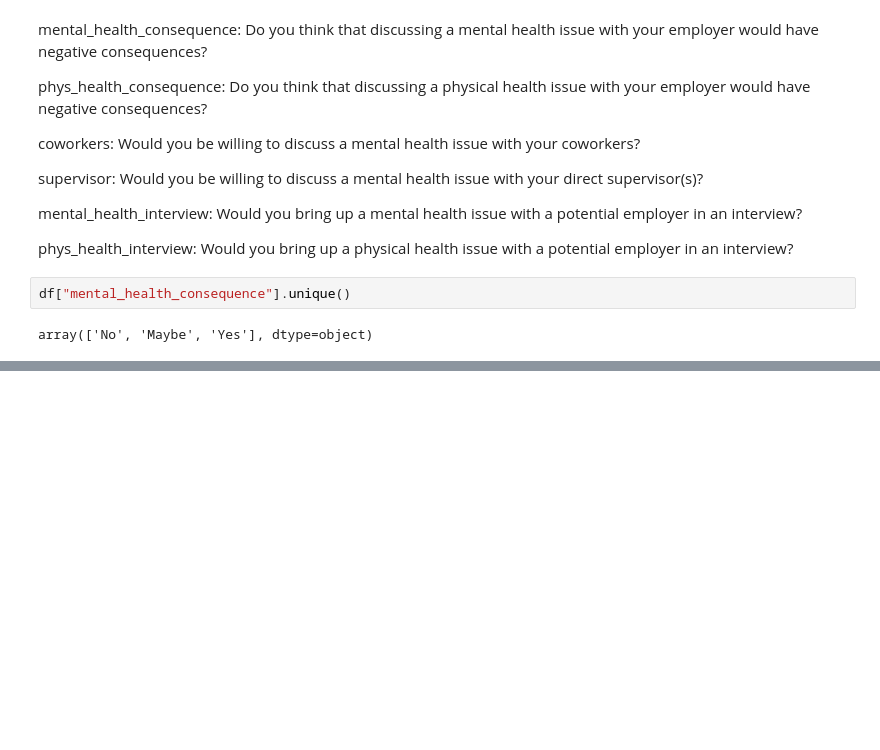
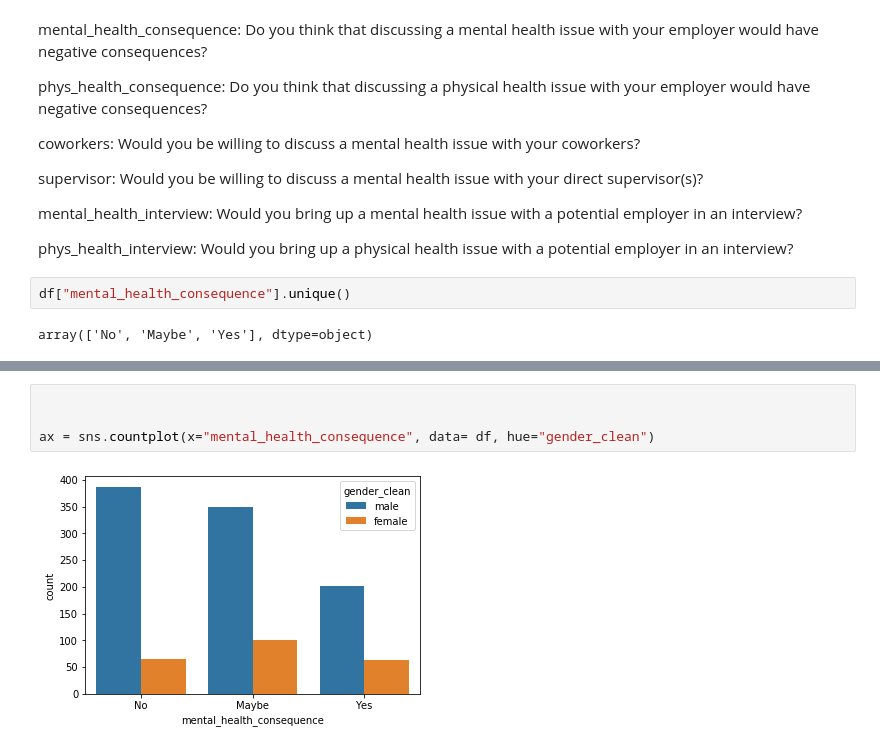
Before and after one commit to chriszapp/data-squad-32_EDA, a Jupyter notebook: tech and mental health.ipynb, the cells around one changed output, grey strips where cells are left out. Saved outputs shown, nothing was run; the diff lists cells and outputs as text; blank space fills up the shorter version.

```diff
--- a/tech and mental health.ipynb
+++ b/tech and mental health.ipynb
@@ -288,0 +276,6 @@ df[["gender_clean", "mental_health_consequence"]].head()
+# %%
+
+
+ax = sns.countplot(x="mental_health_consequence", data= df, hue="gender_clean")
+# %% [output]
+[figure, added]
```
Also changed, not shown: parts of 10 cells of this notebook.
